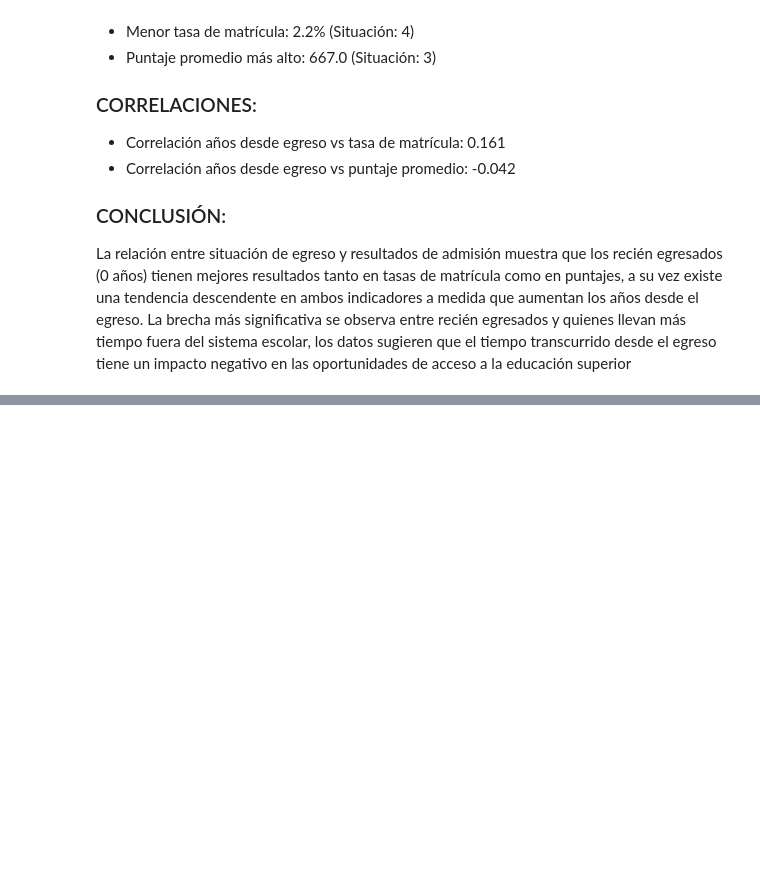
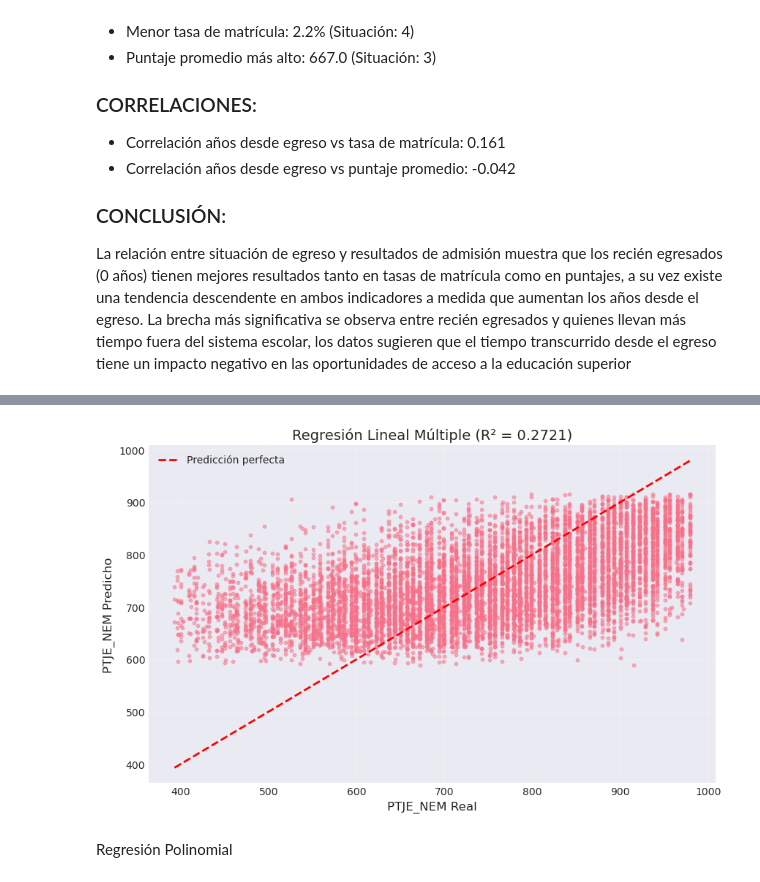
Before and after one commit to Proyecto-IMT-2200/2025-2, a Jupyter notebook: Borrador_trabajo_final.ipynb, the cells around one changed output, grey strips where cells are left out. Saved outputs shown, nothing was run; the diff lists cells and outputs as text; code cells hidden in the pictures; blank space fills up the shorter version.

```diff
--- a/Borrador_trabajo_final.ipynb
+++ b/Borrador_trabajo_final.ipynb
@@ -737,0 +869,12 @@ La relación entre situación de egreso y resultados de admisión muestra que lo
+# %%
+X = df[['MATE1_INV_ACTUAL', 'CLEC_INV_ACTUAL']].values
+y = df['PTJE_NEM'].values
+
+X_prom = df[['PROM_PAES']].values
+
+X_train, X_test, y_train, y_test = train_test_split(X, y, test_size=0.2, random_state=42)
+X_prom_train, X_prom_test, _, _ = train_test_split(X_prom, y, test_size=0.2, random_state=42)
+
+print(f"Datos de entrenamiento: {X_train.shape}")
+print(f"Datos de prueba: {X_test.shape}")
+print(f"Features: MATE1_INV_ACTUAL, CLEC_INV_ACTUAL")
@@ -737,0 +889,23 @@ La relación entre situación de egreso y resultados de admisión muestra que lo
+# %%
+lr_multiple = LinearRegression()
+lr_multiple.fit(X_train, y_train)
+
+y_pred_train_lr = lr_multiple.predict(X_train)
+y_pred_test_lr = lr_multiple.predict(X_test)
+
+r2_train_lr = r2_score(y_train, y_pred_train_lr)
+r2_test_lr = r2_score(y_test, y_pred_test_lr)
+mse_lr = mean_squared_error(y_test, y_pred_test_lr)
+rmse_lr = np.sqrt(mse_lr)
+mae_lr = mean_absolute_error(y_test, y_pred_test_lr)
+
+print("=== Regresión Lineal Múltiple (MATE1 + CLEC) ===")
+print(f"Coeficiente MATE1: {lr_multiple.coef_[0]:.4f}")
+print(f"Coeficiente CLEC: {lr_multiple.coef_[1]:.4f}")
+print(f"Intercepto: {lr_multiple.intercept_:.4f}")
+print(f"\nEcuación: PTJE_NEM = {lr_multiple.coef_[0]:.4f}*MATE1 + {lr_multiple.coef_[1]:.4f}*CLEC + {lr_multiple.intercept_:.4f}")
+print(f"\nR² (train): {r2_train_lr:.4f}")
+print(f"R² (test): {r2_test_lr:.4f}")
+print(f"MSE: {mse_lr:.4f}")
+print(f"RMSE: {rmse_lr:.4f}")
+print(f"MAE: {mae_lr:.4f}")
@@ -737,0 +925,14 @@ La relación entre situación de egreso y resultados de admisión muestra que lo
+# %%
+plt.figure(figsize=(10, 6))
+plt.scatter(y_test, y_pred_test_lr, alpha=0.5, s=10)
+plt.plot([y_test.min(), y_test.max()], [y_test.min(), y_test.max()], 'r--', lw=2, label='Predicción perfecta')
+plt.xlabel('PTJE_NEM Real', fontsize=12)
+plt.ylabel('PTJE_NEM Predicho', fontsize=12)
+plt.title(f'Regresión Lineal Múltiple (R² = {r2_test_lr:.4f})', fontsize=14)
+plt.legend()
+plt.grid(True, alpha=0.3)
+plt.show()
+# %% [output]
+[figure, added]
+# %% [markdown]
+Regresión Polinomial
```
Also changed, not shown: parts of 26 cells of this notebook, 2 other files.
